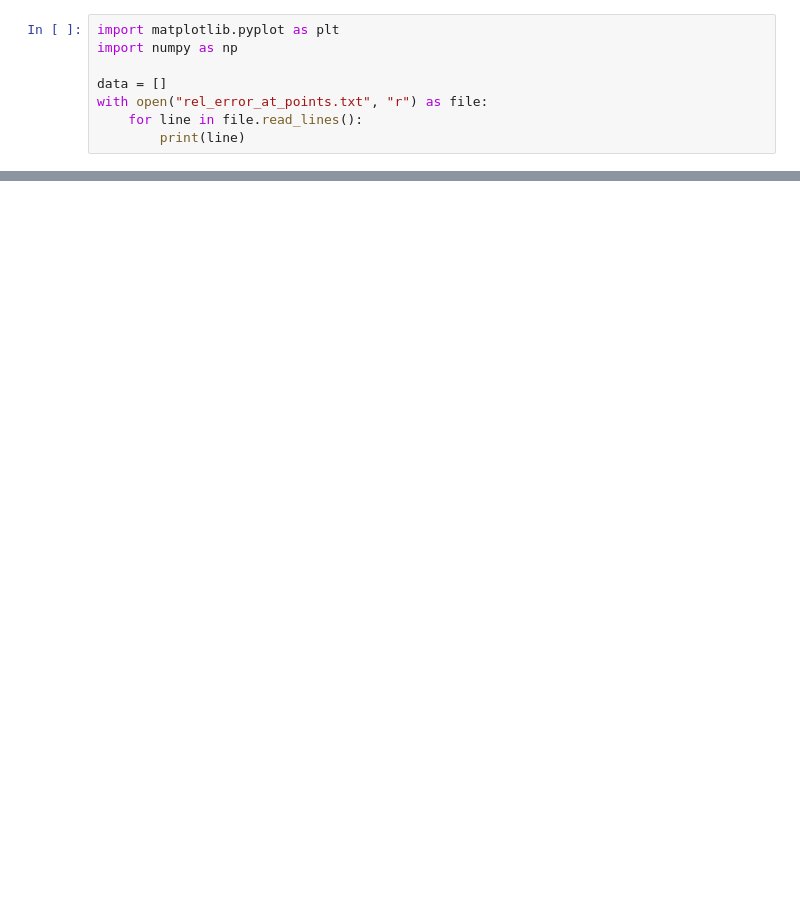
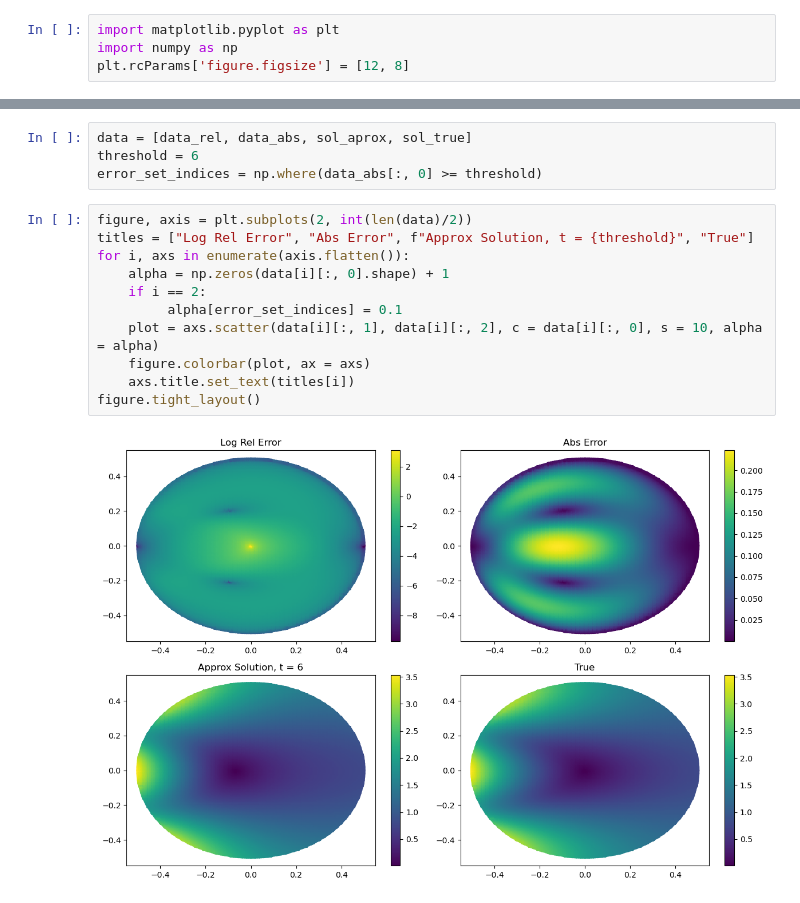
Before and after one commit to mayerdominik/DEAL_Stokes_Praktikum, a Jupyter notebook: Untitled.ipynb, the cells around one changed output, grey strips where cells are left out. Saved outputs shown, nothing was run; the diff lists cells and outputs as text; blank space fills up the shorter version.

Commit message:
plotting script

```diff
--- a/Untitled.ipynb
+++ b/Untitled.ipynb
@@ -1,8 +1,4 @@
 # %%
 import matplotlib.pyplot as plt
 import numpy as np
-
-data = []
-with open("rel_error_at_points.txt", "r") as file:
-    for line in file.read_lines():
-        print(line)
+plt.rcParams['figure.figsize'] = [12, 8]
@@ -10,0 +38,17 @@ AttributeError: '_io.TextIOWrapper' object has no attribute 'read_lines'
+# %%
+data = [data_rel, data_abs, sol_aprox, sol_true]
+threshold = 6
+error_set_indices = np.where(data_abs[:, 0] >= threshold)
+# %%
+figure, axis = plt.subplots(2, int(len(data)/2))
+titles = ["Log Rel Error", "Abs Error", f"Approx Solution, t = {threshold}", "True"]
+for i, axs in enumerate(axis.flatten()):
+    alpha = np.zeros(data[i][:, 0].shape) + 1
+    if i == 2:
+         alpha[error_set_indices] = 0.1
+    plot = axs.scatter(data[i][:, 1], data[i][:, 2], c = data[i][:, 0], s = 10, alpha = alpha)
+    figure.colorbar(plot, ax = axs)
+    axs.title.set_text(titles[i])
+figure.tight_layout()
+# %% [output]
+[figure, added]
```
Also changed, not shown: parts of 2 cells of this notebook.
